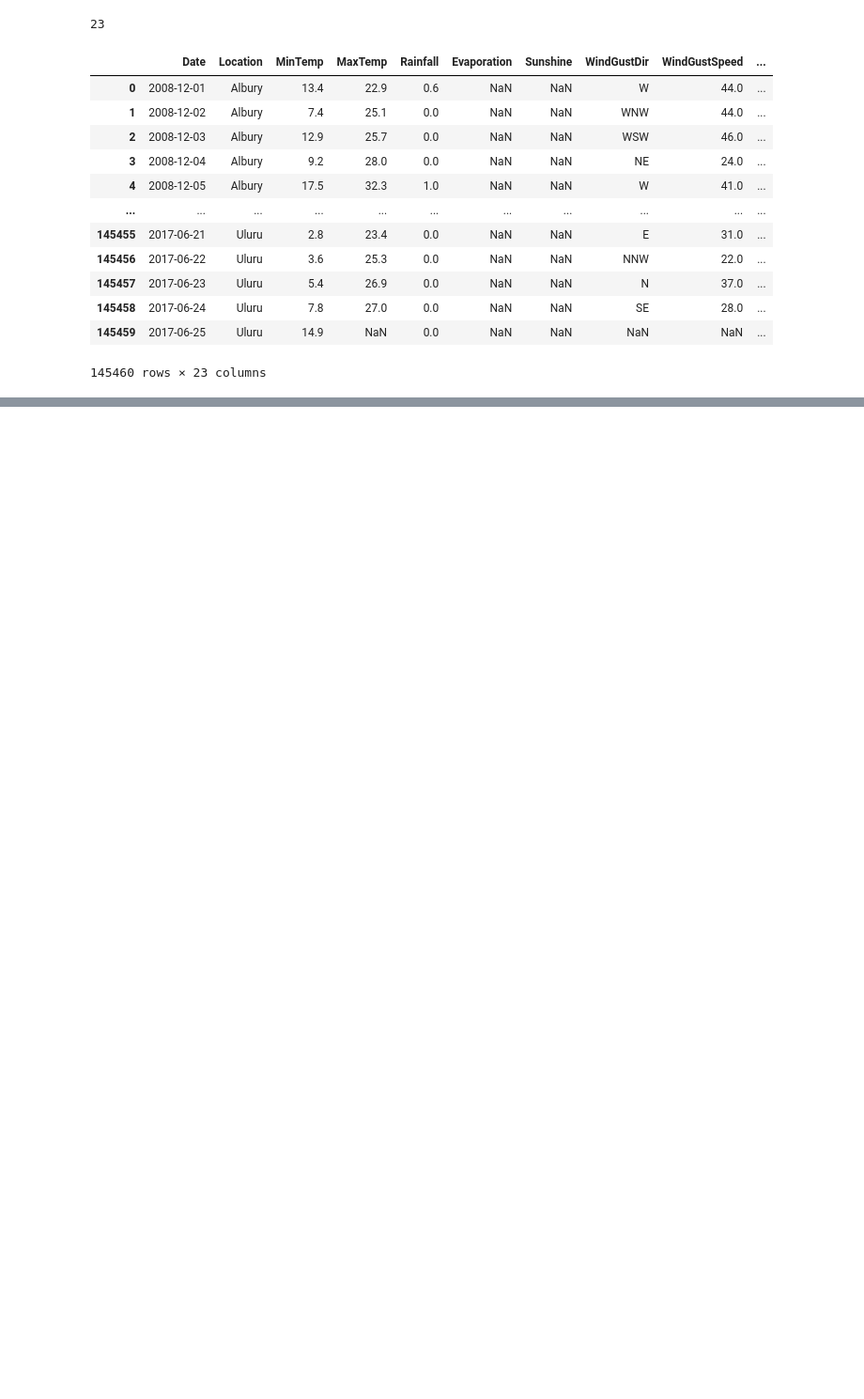
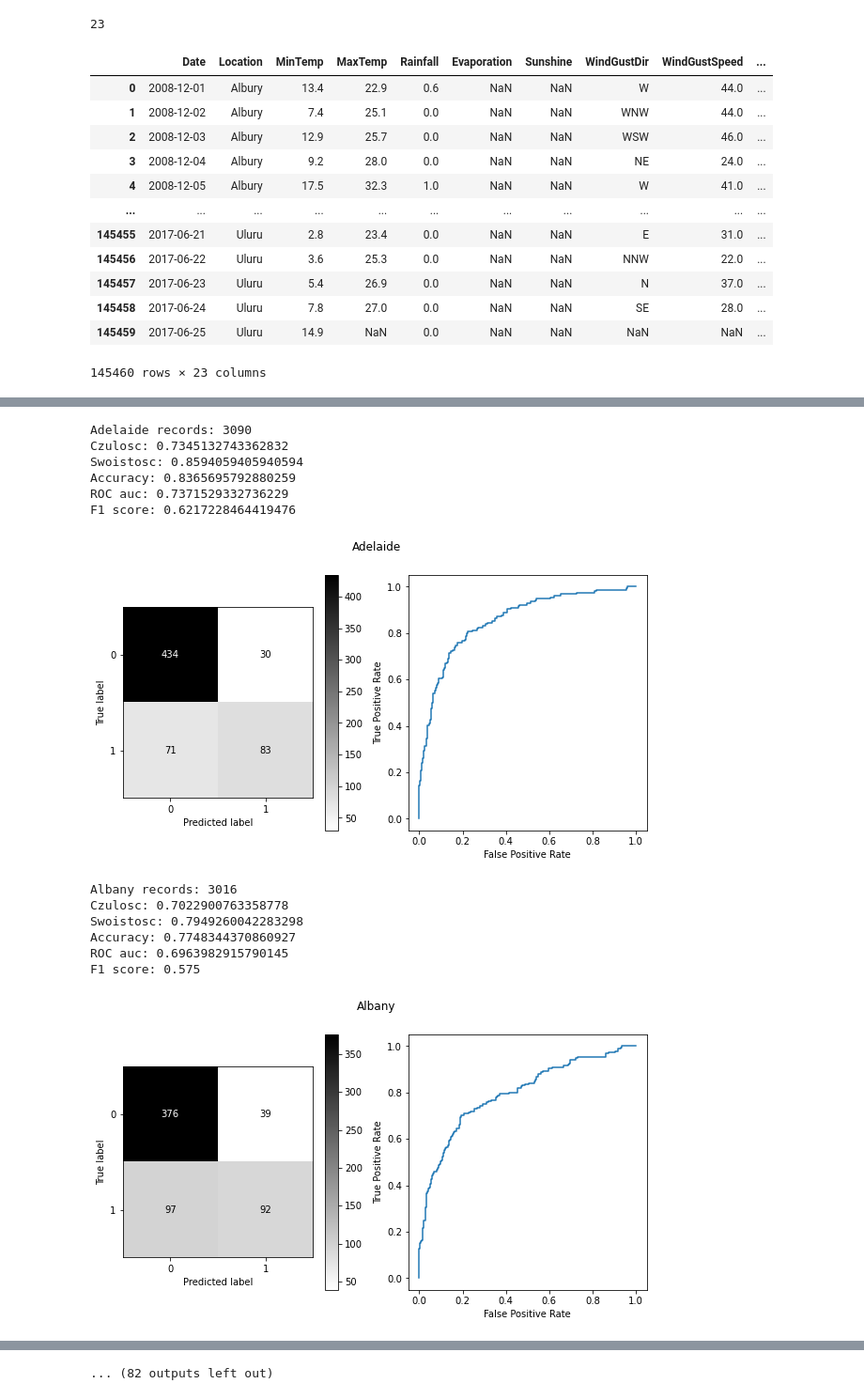
Before and after one commit to jakub-kowalik/PUM, a Jupyter notebook: lab3/lab3.ipynb, the cells around one changed output, grey strips where cells are left out. Shown at 94% size. Saved outputs shown, nothing was run; the diff lists cells and outputs as text; code cells hidden in the pictures; blank space fills up the shorter version.

```diff
--- a/lab3/lab3.ipynb
+++ b/lab3/lab3.ipynb
@@ -364,0 +314,9 @@ australia
+# %%
+australia['Date'] = pd.to_datetime(australia['Date'])
+
+australia['Year']= australia['Date'].dt.year
+australia['Month']= australia['Date'].dt.month
+australia['Day']= australia['Date'].dt.day
+australia.dropna(subset='Date', inplace=True)
+# australia.drop(columns=['Date', 'Year'], inplace=True)
+australia.isna().sum()
@@ -364,0 +389,68 @@ australia
+# %%
+provinces = new_australia.groupby('Location')
+dataframes = [group for _, group in provinces]
+# dataframes[20]['Location'].unique()[0]
+smallest = len(min(dataframes, key=lambda x: len(x)))
+dataframes2 = list()
+for frame in dataframes:
+    dataframes2.append(frame.sample(n=smallest, random_state=seed))
+# %%
+from sklearn.metrics import roc_auc_score, f1_score
+
+models = dict()
+
+for frame in dataframes:
+    location = frame['Location'].unique()[0]
+    print(location, "records:", len(frame))
+    #print(location)
+    new_frame = frame.drop(columns=['Location', 'Date'])
+    y = frame['RainTomorrow']
+    y = y.astype('int')
+    X = new_frame.drop(columns=['RainTomorrow'])
+    X_train, X_test, y_train, y_test = train_test_split(X, y, train_size=train_split, test_size=test_split, random_state=seed)
+
+    model = LogisticRegression(max_iter=10000)
+
+    model.fit(X_train, y_train)
+    models[location] = model
+    predict = model.predict(X_test)
+
+    figure, axis = plt.subplots(1, 2, figsize=(10,5))
+    figure.suptitle(location)
+
+    cm_model = confusion_matrix(y_test, model.predict(X_test))
+
+    tn_model = cm_model[0][0]
+    fn_model = cm_model[0][1]
+    tp_model = cm_model[1][1]
+    fp_model = cm_model[1][0]
+
+    print("Czulosc:", tp_model/(tp_model + fn_model))
+    print("Swoistosc:", tn_model/(tn_model + fp_model))
+    print("Accuracy:", (tp_model + tn_model) / (tp_model + tn_model + fp_model + fn_model))
+
+    ConfusionMatrixDisplay(cm_model).plot(cmap='binary', ax=axis[0])
+
+    fpr, tpr, roc_auc = roc_curve(y_test, model.decision_function(X_test))
+
+    print("ROC auc:", roc_auc_score(y_test, model.predict(X_test)))
+    print("F1 score:", f1_score(y_test, model.predict(X_test)))
+
+    rok_model = RocCurveDisplay(fpr=fpr, tpr=tpr)
+    rok_model.plot(ax=axis[1])
+    plt.show()
+# %% [output]
+Adelaide records: 3090
+Czulosc: 0.7345132743362832
+Swoistosc: 0.8594059405940594
+Accuracy: 0.8365695792880259
+ROC auc: 0.7371529332736229
+F1 score: 0.6217228464419476
+[figure, added]
+Albany records: 3016
+Czulosc: 0.7022900763358778
+Swoistosc: 0.7949260042283298
+Accuracy: 0.7748344370860927
+ROC auc: 0.6963982915790145
+F1 score: 0.575
+[figure, added]
@@ -364,0 +485 @@ australia
+... (82 outputs left out)
```
Also changed, not shown: parts of 15 cells of this notebook.
